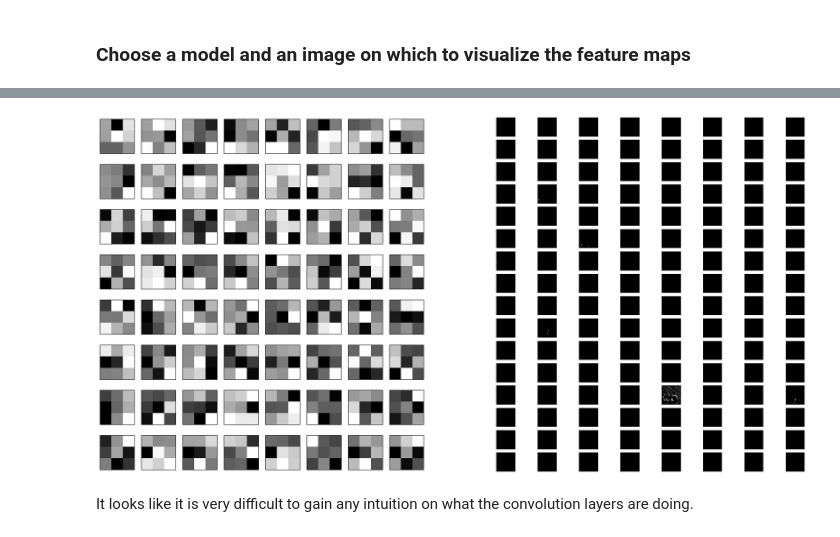
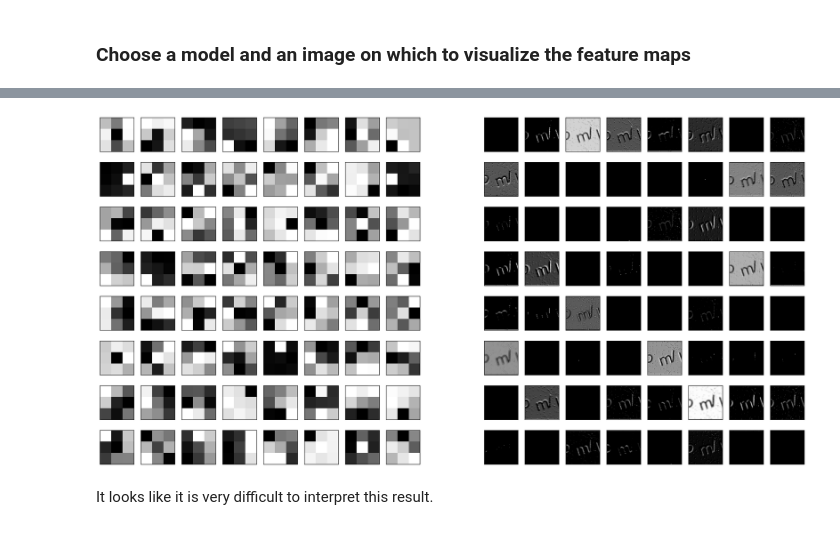
Before and after one commit to theS3b/captcha-scrapper, a Jupyter notebook: visualizing convolution.ipynb, the cells around one changed output, grey strips where cells are left out. Cells and saved outputs as stored; diff of their text form; code cells hidden in the pictures.

Commit message:
Running the Visualisation

```diff
--- a/visualizing convolution.ipynb
+++ b/visualizing convolution.ipynb
@@ -34,7 +34,7 @@ img_path = img_dir / img_name
 model = keras.models.load_model(model_path, custom_objects={'CTCLayer': CTCLayer})
 # %%
 # Name of the convolution layer to visualize
-conv_layer_name = 'Conv2'
+conv_layer_name = 'Conv1'
 
 # retrieve weights from the second hidden layer
 filters, biases =  model.get_layer(name=conv_layer_name).get_weights()
@@ -68,26 +68,25 @@ feature_maps_norm = (feature_maps - f_min) / (f_max - f_min)
 # %%
 n_filters, ix = 64, 0
 
 fig = plt.figure(figsize=(24, 12))
 
 gs0 = gridspec.GridSpec(1, 2)
 gs00 = gridspec.GridSpecFromSubplotSpec(8, 8, subplot_spec=gs0[0])
-gs01 = gridspec.GridSpecFromSubplotSpec(16, 8, subplot_spec=gs0[1])
+gs01 = gridspec.GridSpecFromSubplotSpec(8, 8, subplot_spec=gs0[1])
 
-for i in range(16):
+for i in range(8):
     for j in range(8):
-        if i < 8:
-            ax00 = fig.add_subplot(gs00[i, j])
-            ax00.imshow(filters_norm[:, :, ix, j + (i * 8)], cmap='gray')
+        ax00 = fig.add_subplot(gs00[i, j])
+        ax00.imshow(filters_norm[:, :, ix, j + (i * 8)], cmap='gray')
 
-            ax00.set_xticks([])
-            ax00.set_yticks([])
+        ax00.set_xticks([])
+        ax00.set_yticks([])
 
         ax01 = fig.add_subplot(gs01[i, j])
-        ax01.imshow(feature_maps[:25, :25, j + (i * 8)].T, cmap='gray')
+        ax01.imshow(feature_maps[30:100, :, j + (i * 8)].T, cmap='gray')
         ax01.set_xticks([])
         ax01.set_yticks([])
 # %% [output]
-[figure, old version]
+[figure, new version]
 # %% [markdown]
-It looks like it is very difficult to gain any intuition on what the convolution layers are doing.
+It looks like it is very difficult to interpret this result.
```
Also changed, not shown: parts of 1 cell of this notebook.
